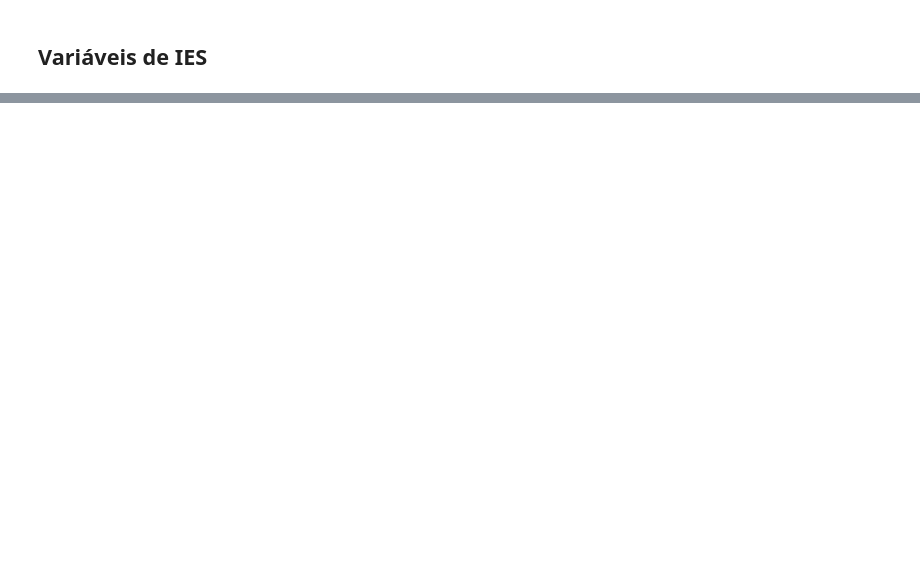
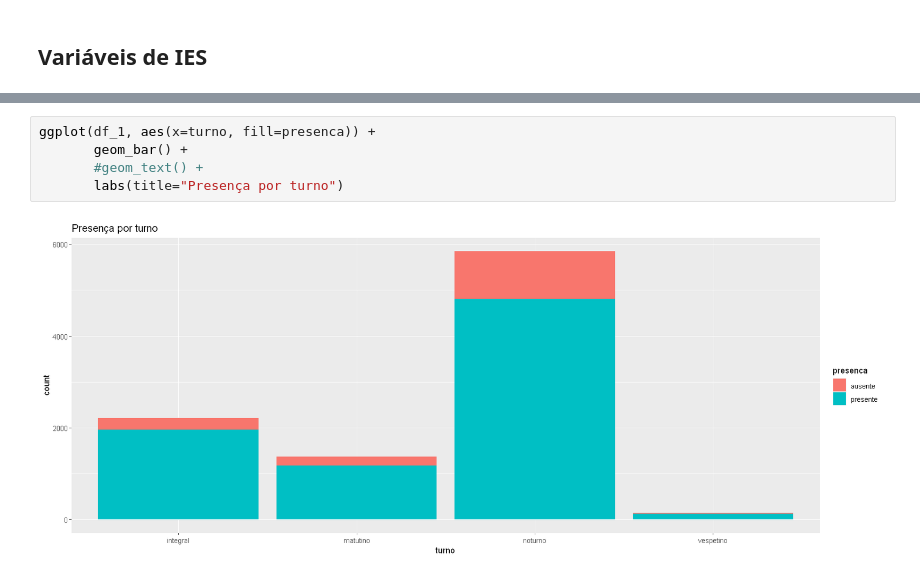
Before and after one commit to emariot/econometria, a Jupyter notebook: funcao_desempenho_logistica.ipynb, the cells around one changed output, grey strips where cells are left out. Saved outputs shown, nothing was run; the diff lists cells and outputs as text; blank space fills up the shorter version.

```diff
--- a/funcao_desempenho_logistica.ipynb
+++ b/funcao_desempenho_logistica.ipynb
@@ -78,0 +70,7 @@ A data.frame: 6 × 15
+# %%
+ggplot(df_1, aes(x=turno, fill=presenca)) +
+       geom_bar() +
+       #geom_text() +
+       labs(title="Presença por turno")
+# %% [output]
+[figure, added]
```
Also changed, not shown: parts of 60 cells of this notebook.
